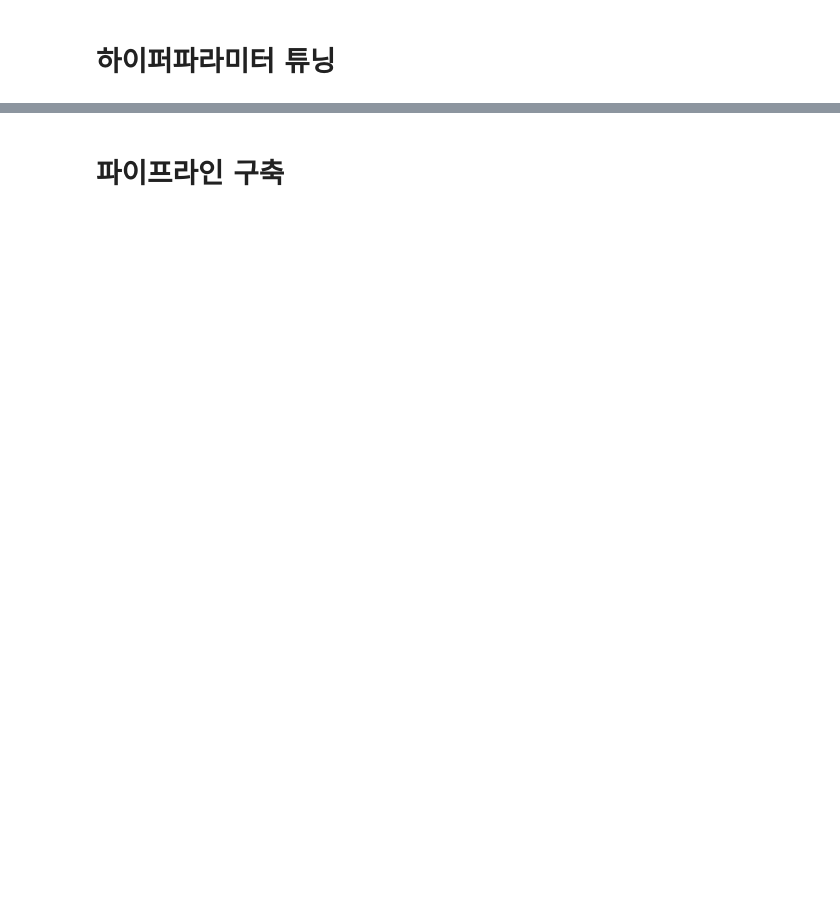
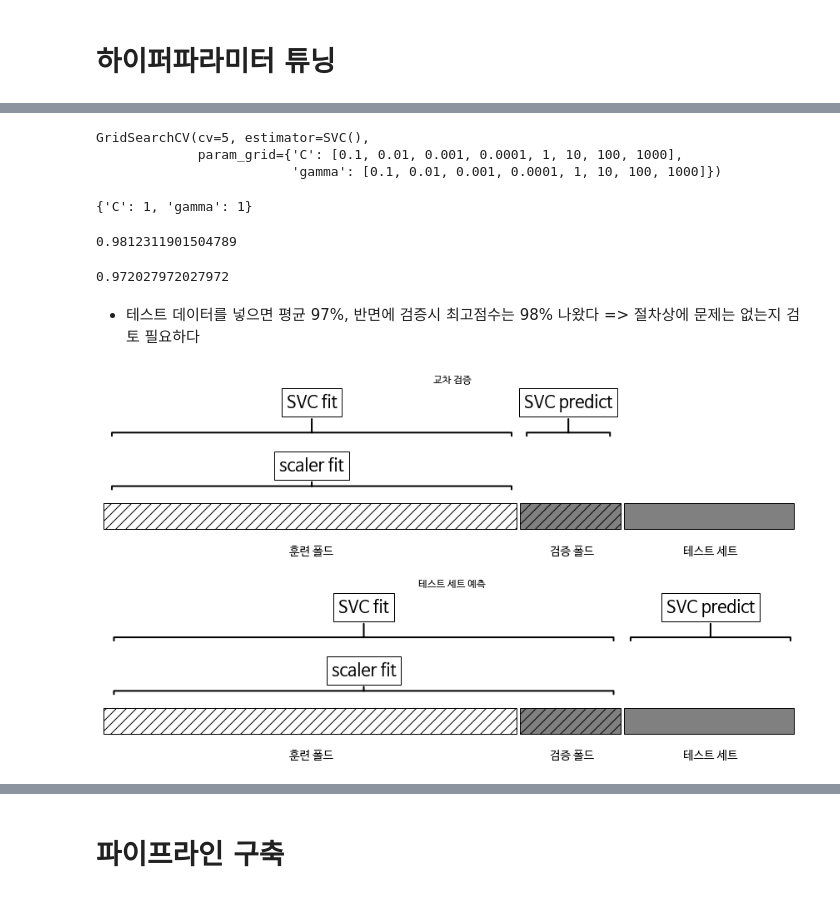
Before and after one commit to JaehonxKIM/StudyMechineLearning, a Jupyter notebook: 머신러닝 개요/4_머신러닝_최적화_파이프라인구축_교차검증.ipynb, the cells around one changed output, grey strips where cells are left out. Saved outputs shown, nothing was run; the diff lists cells and outputs as text; code cells hidden in the pictures; blank space fills up the shorter version.

```diff
--- a/머신러닝 개요/4_머신러닝_최적화_파이프라인구축_교차검증.ipynb
+++ b/머신러닝 개요/4_머신러닝_최적화_파이프라인구축_교차검증.ipynb
@@ -119,0 +276,36 @@ clf.score(X_test, y_test)
+# %%
+# 1차 시물레이션 결과 C, gamma 값이 0보다 작을때 문제가 발생 -> 0 이상으로 조합 수정
+# ValueError: C <= 0, ValueError: gamma < 0
+param_grid = {
+  'C'    :[ 0.1, 0.01, 0.001, 0.0001, 1, 10, 100, 1000 ],
+  'gamma':[ 0.1, 0.01, 0.001, 0.0001, 1, 10, 100, 1000 ]
+}
+grid = GridSearchCV( SVC(), param_grid, cv=5 )
+grid.fit( X_train_scaled, y_train )
+# %% [output]
+GridSearchCV(cv=5, estimator=SVC(),
+             param_grid={'C': [0.1, 0.01, 0.001, 0.0001, 1, 10, 100, 1000],
+                         'gamma': [0.1, 0.01, 0.001, 0.0001, 1, 10, 100, 1000]})
+# %%
+# 최적의 파라미터의 조합은?
+grid.best_params_
+# %% [output]
+{'C': 1, 'gamma': 1}
+# %%
+# 최고 점수
+grid.best_score_
+# %% [output]
+0.9812311901504789
+# %%
+# 테스트 데이터 넣어서 예측
+grid.score(scaler.transform(X_test), y_test)
+# 튜닝 전 값:0.9370629370629371
+# 튜닝 후 값 C = 1, gamma = 1이 가장 좋은 성능이었다
+# %% [output]
+0.972027972027972
+# %% [markdown]
+- 테스트 데이터를 넣으면 평균 97%, 반면에 검증시 최고점수는 98% 나왔다 => 절차상에 문제는 없는지 검토 필요하다
+# %%
+Image('/content/drive/MyDrive/res/0404_res/머신러닝_검증폴드_전처리시_미포함됨.png')
+# %% [output]
+[figure, added]
```
Also changed, not shown: parts of 36 cells of this notebook, 4 other files.
